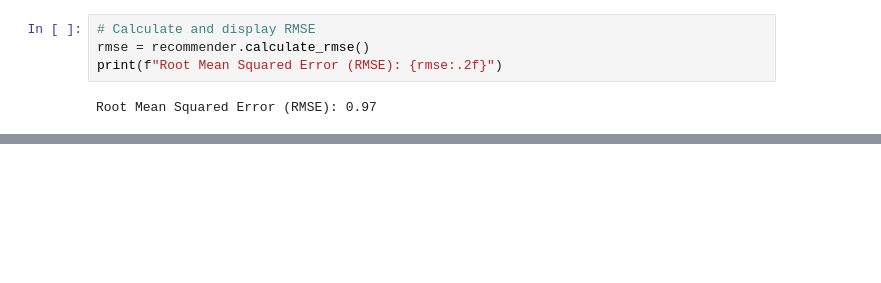
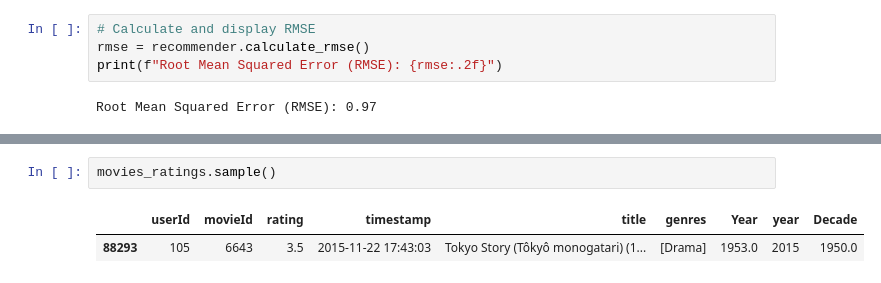
Before and after one commit to MercyKiragu/Dsc-Phase-4-project-group-2, a Jupyter notebook: notebook.ipynb, the cells around one changed output, grey strips where cells are left out. Drawn from its saved outputs; the diff is of its cells as text; blank space fills up the shorter version.

```diff
--- a/notebook.ipynb
+++ b/notebook.ipynb
@@ -887,0 +917,5 @@ Root Mean Squared Error (RMSE): 0.97
+# %%
+movies_ratings.sample()
+# %% [output]
+|  | userId | movieId | rating | timestamp | title | genres | Year | year | Decade |
+| 88293 | 105 | 6643 | 3.5 | 2015-11-22 17:43:03 | Tokyo Story (Tôkyô monogatari) (1... | [Drama] | 1953.0 | 2015 | 1950.0 |
```
Also changed, not shown: parts of 6 cells of this notebook.
